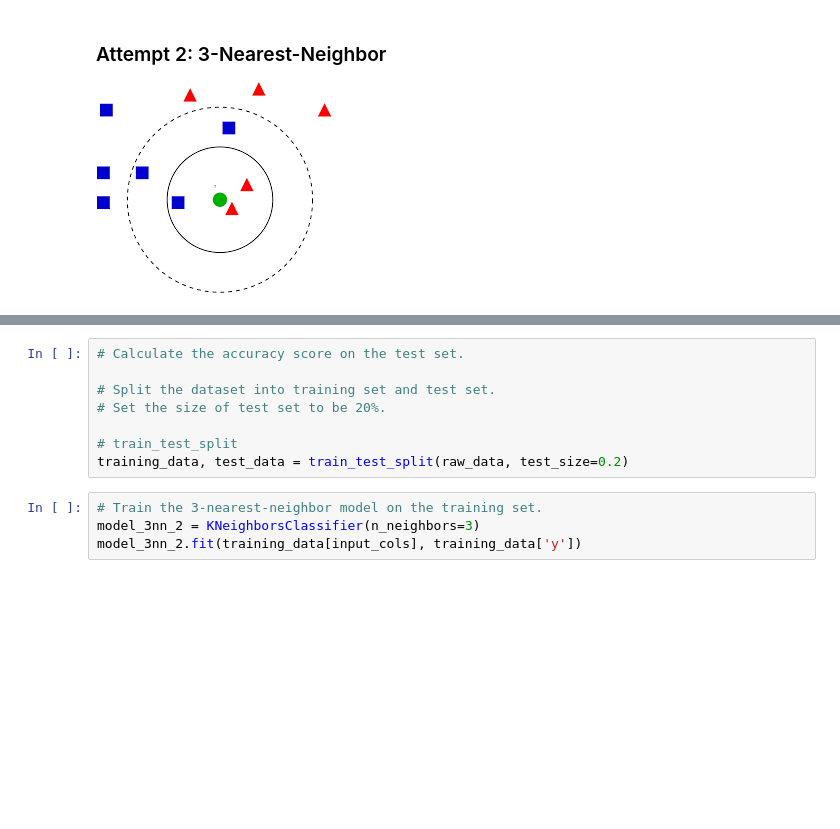
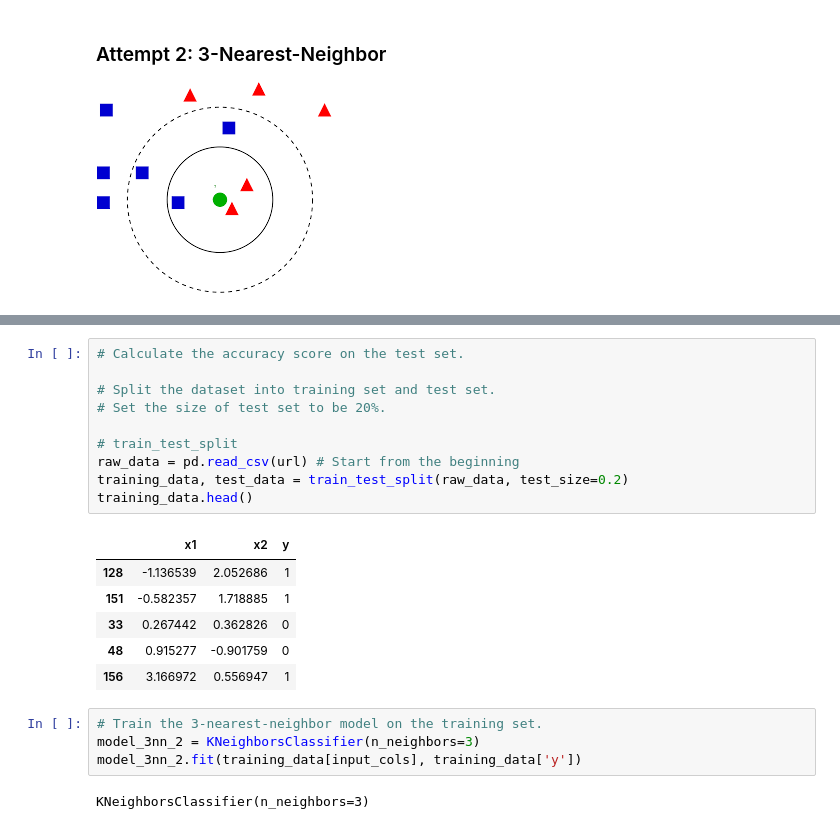
Before and after one commit to ch00226855/CMP414765Spring2022, a Jupyter notebook: Week03_Classification.ipynb, the cells around one changed output, grey strips where cells are left out. Cells and saved outputs as stored; diff of their text form; blank space fills up the shorter version.

```diff
--- a/Week03_Classification.ipynb
+++ b/Week03_Classification.ipynb
@@ -351,15 +395,26 @@ plt.plot(red_pts['x1'], red_pts['x2'], 'r^', label='y = 1')
 # %%
 # Calculate the accuracy score on the test set.
 
 # Split the dataset into training set and test set.
 # Set the size of test set to be 20%.
 
 # train_test_split
+raw_data = pd.read_csv(url) # Start from the beginning
 training_data, test_data = train_test_split(raw_data, test_size=0.2)
+training_data.head()
+# %% [output]
+|  | x1 | x2 | y |
+| 128 | -1.136539 | 2.052686 | 1 |
+| 151 | -0.582357 | 1.718885 | 1 |
+| 33 | 0.267442 | 0.362826 | 0 |
+| 48 | 0.915277 | -0.901759 | 0 |
+| 156 | 3.166972 | 0.556947 | 1 |
 # %%
 # Train the 3-nearest-neighbor model on the training set.
 model_3nn_2 = KNeighborsClassifier(n_neighbors=3)
 model_3nn_2.fit(training_data[input_cols], training_data['y'])
+# %% [output]
+KNeighborsClassifier(n_neighbors=3)
 # %%
 # Find the model's predictions on the test set.
 
```
Also changed, not shown: parts of 22 cells of this notebook.
